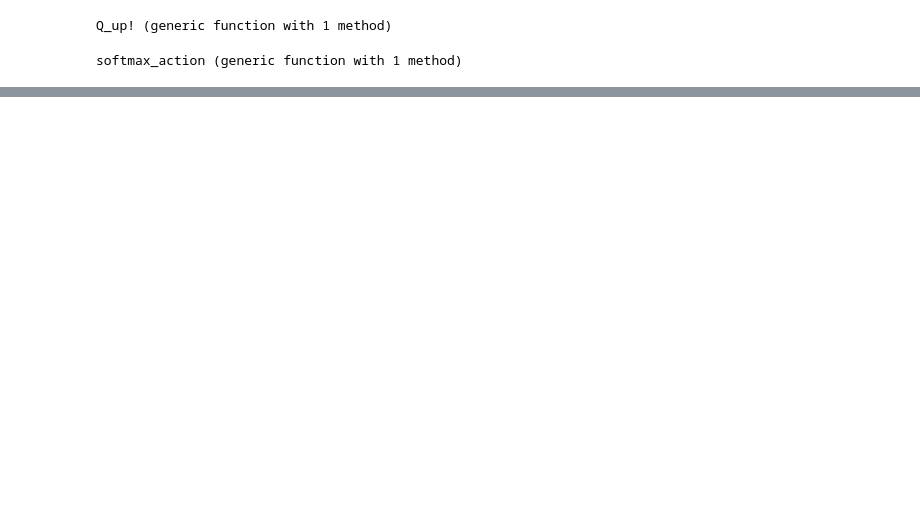
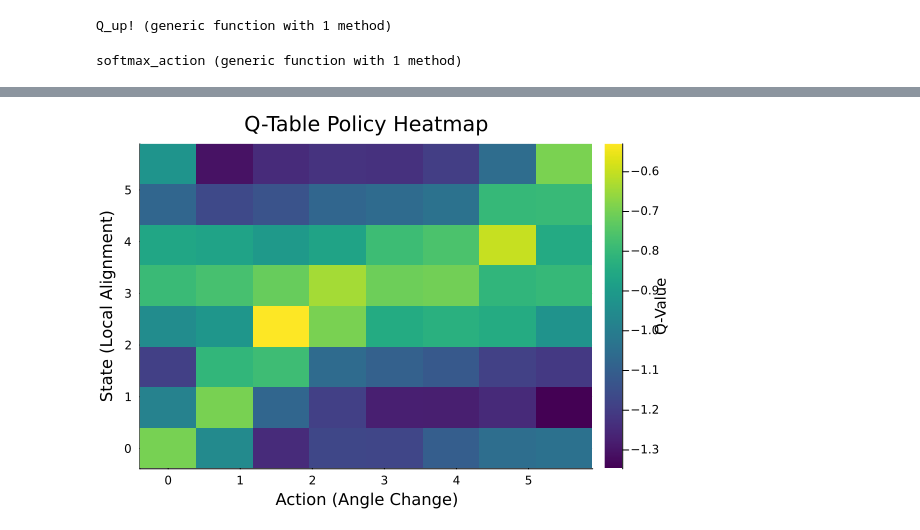
Before and after one commit to AleTo303/reinforcement-learning, a Jupyter notebook: learners_refactored.ipynb, the cells around one changed output, grey strips where cells are left out. Cells and saved outputs as stored; diff of their text form; code cells hidden in the pictures; blank space fills up the shorter version.

```diff
--- a/learners_refactored.ipynb
+++ b/learners_refactored.ipynb
@@ -418,2 +447,18 @@ heatmap(
+# %%
+# Generate the heatmap
+heatmap(
+    actions,            # X-axis: The possible moves (Δθ)
+    states,             # Y-axis: The discrete states (Δϕ)
+    Q_rec2,              # The 2D matrix data
+    title="Q-Table Policy Heatmap",
+    xlabel="Action (Angle Change)",
+    ylabel="State (Local Alignment)",
+    color=:viridis,     # A colorblind-friendly, high-contrast palette
+    colorbar_title="Q-Value",
+    aspect_ratio=:none, # Allows the plot to stretch to fill the frame
+    right_margin=5Plots.mm # Prevents the colorbar from getting cut off
+)
+# %% [output]
+[figure, added]
 # %%
 plot(Φ)
```
Also changed, not shown: parts of 11 cells of this notebook.
